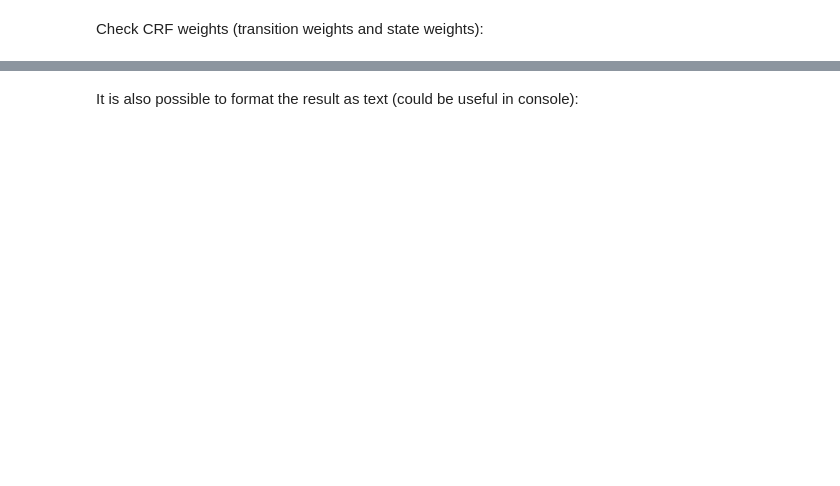
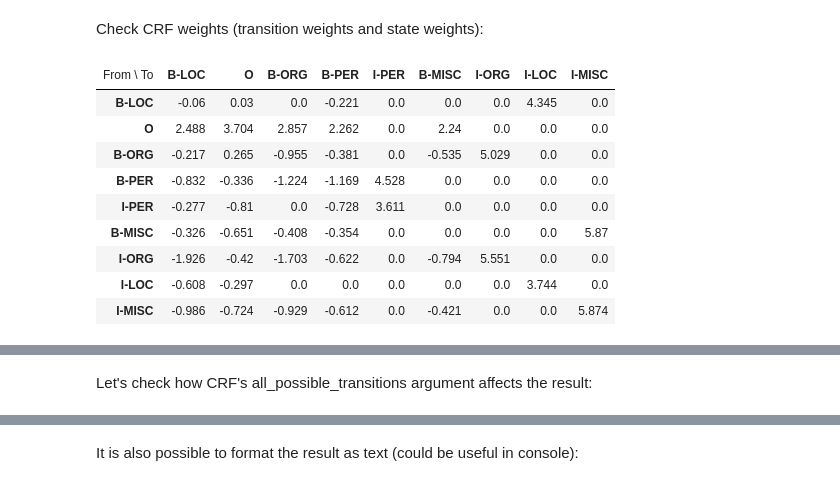
Before and after one commit to TeamHG-Memex/eli5, a Jupyter notebook: notebooks/sklearn-crfsuite.ipynb, the cells around one changed output, grey strips where cells are left out. Drawn from its saved outputs; the diff is of its cells as text; code cells hidden in the pictures; blank space fills up the shorter version.

Commit message:
update sklearn-crfsuite notebook: horizontal layout, all_possible_transitions example

```diff
--- a/notebooks/sklearn-crfsuite.ipynb
+++ b/notebooks/sklearn-crfsuite.ipynb
@@ -121,2 +121,15 @@ Wall time: 14.6 s
 # %% [markdown]
 Check CRF weights (transition weights and state weights):
+# %%
+explain_weights(crf, top=20)
+# %% [output]
+| From \ To | B-LOC | O | B-ORG | B-PER | I-PER | B-MISC | I-ORG | I-LOC | I-MISC |
+| B-LOC | -0.06 | 0.03 | 0.0 | -0.221 | 0.0 | 0.0 | 0.0 | 4.345 | 0.0 |
+| O | 2.488 | 3.704 | 2.857 | 2.262 | 0.0 | 2.24 | 0.0 | 0.0 | 0.0 |
+| B-ORG | -0.217 | 0.265 | -0.955 | -0.381 | 0.0 | -0.535 | 5.029 | 0.0 | 0.0 |
+| B-PER | -0.832 | -0.336 | -1.224 | -1.169 | 4.528 | 0.0 | 0.0 | 0.0 | 0.0 |
+| I-PER | -0.277 | -0.81 | 0.0 | -0.728 | 3.611 | 0.0 | 0.0 | 0.0 | 0.0 |
+| B-MISC | -0.326 | -0.651 | -0.408 | -0.354 | 0.0 | 0.0 | 0.0 | 0.0 | 5.87 |
+| I-ORG | -1.926 | -0.42 | -1.703 | -0.622 | 0.0 | -0.794 | 5.551 | 0.0 | 0.0 |
+| I-LOC | -0.608 | -0.297 | 0.0 | 0.0 | 0.0 | 0.0 | 0.0 | 3.744 | 0.0 |
+| I-MISC | -0.986 | -0.724 | -0.929 | -0.612 | 0.0 | -0.421 | 0.0 | 0.0 | 5.874 |
@@ -122,0 +137,2 @@ Check CRF weights (transition weights and state weights):
+# %% [markdown]
+Let's check how CRF's all_possible_transitions argument affects the result:
```
Also changed, not shown: parts of 8 cells of this notebook.
